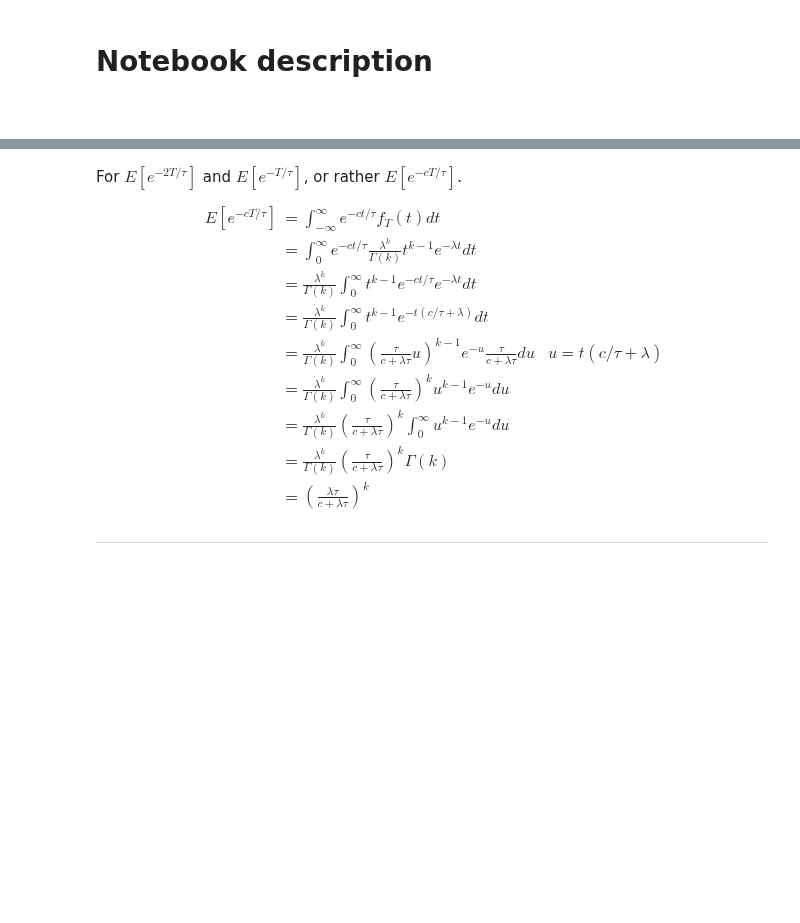
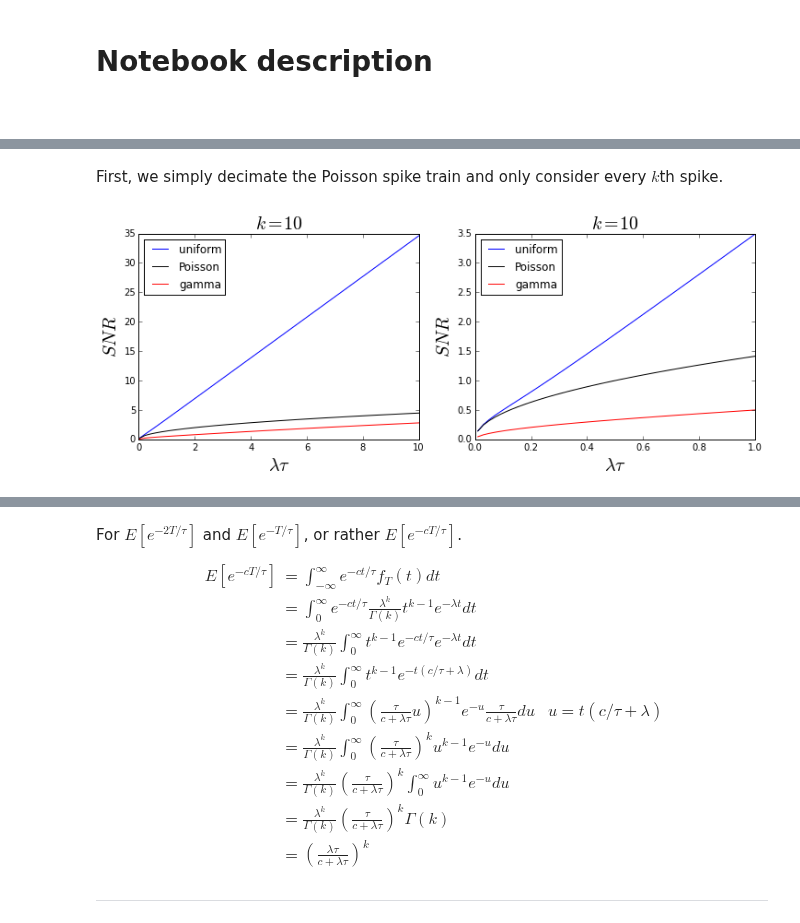
Before and after one commit to samfok/notebooks, a Jupyter notebook: synapse/synapse_SNR_gamma.ipynb, the cells around one changed output, grey strips where cells are left out. Cells and saved outputs as stored; diff of their text form; code cells hidden in the pictures; blank space fills up the shorter version.

Commit message:
gamma synapse statistics achieved

```diff
--- a/synapse/synapse_SNR_gamma.ipynb
+++ b/synapse/synapse_SNR_gamma.ipynb
@@ -354,0 +267,37 @@ SNR &= \frac{E[X]}{\sqrt{\Var(X)}} \\
+# %%
+def th_u_snr(lam, tau):
+    x = lam*tau
+    ret = 1./np.sqrt(1./(2.*x)*(1+np.exp(-1./x))/(1-np.exp(-1./x))-1)
+    return ret
+
+def th_p_snr(lam, tau):
+    return np.sqrt(2*lam*tau)
+
+def compute_snrs(lt, k, match_output_rate=False):
+    if match_output_rate:
+        snr_g = th_snr(lt*k, k, 1)
+    else:
+        snr_g = th_snr(lt, k, 1)
+    snr_p = th_p_snr(lt, 1)
+    snr_u = th_u_snr(lt, 1)
+    return snr_g, snr_p, snr_u
+
+def compare_snrs(lam_tau, k, match_output_lam=False, ax=None):
+    snr_g, snr_p, snr_u = compute_snrs(lam_tau, k, match_output_lam)
+    if ax is None:
+        fig, ax = plt.subplots(figsize=(6,4))
+    ax.plot(lam_tau, snr_u, 'b', label='uniform')
+    ax.plot(lam_tau, snr_p, 'k', label='Poisson')
+    ax.plot(lam_tau, snr_g, 'r', label='gamma')
+    ax.legend(loc='upper left')
+    ax.set_xlabel(r'$\lambda\tau$', fontsize=20)
+    ax.set_ylabel(r'$SNR$', fontsize=20)
+    ax.set_title(r'$k=%d$' % (k), fontsize=20)
+# %% [markdown]
+First, we simply decimate the Poisson spike train and only consider every $k$th spike.
+# %%
+fig, axs = plt.subplots(ncols=2, figsize=(12,4))
+compare_snrs(np.linspace(.01, 10, 50), 10, ax=axs[0])
+compare_snrs(np.linspace(.01, 1., 50), 10, ax=axs[1])
+# %% [output]
+[figure, added]
```
Also changed, not shown: parts of 58 cells of this notebook.
